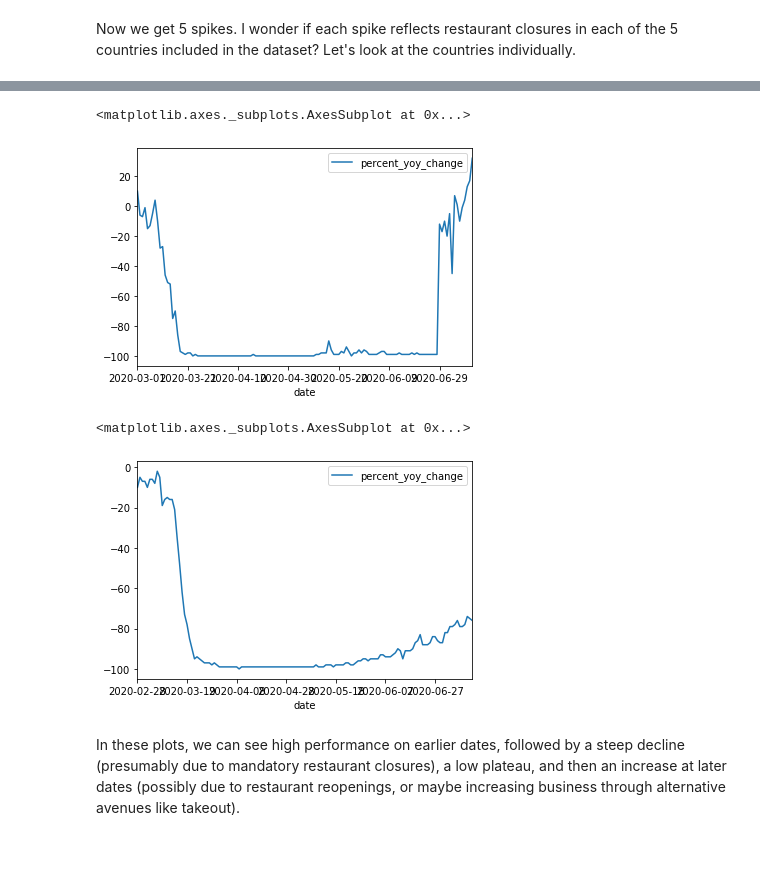
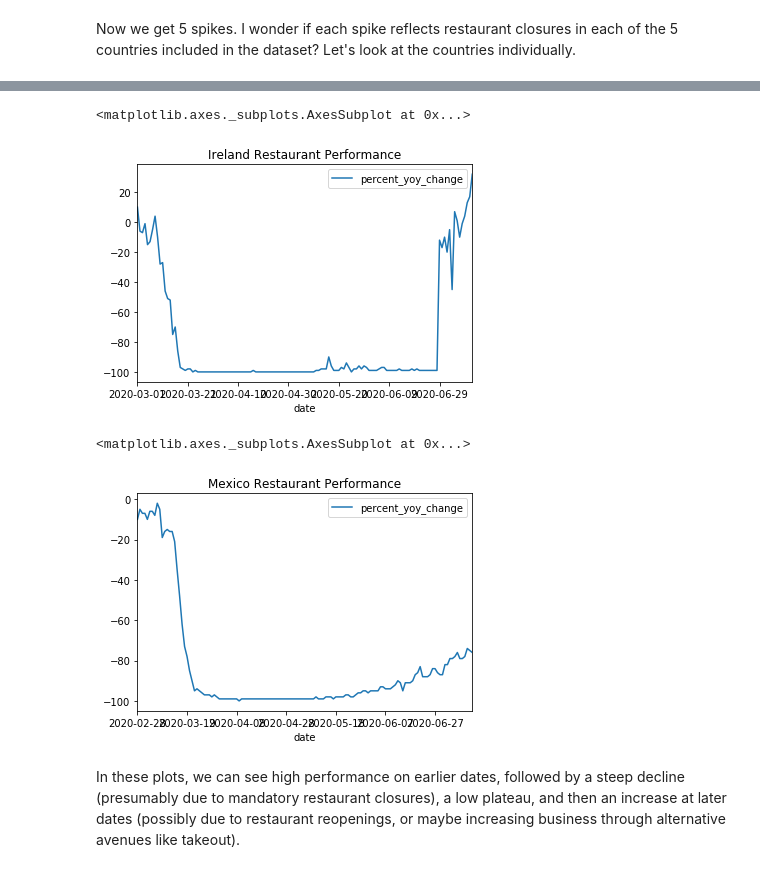
Before and after one commit to mirandaday16/covid_prevention_data_analysis, a Jupyter notebook: miranda_adkins/7-13 Data Exploration (Mobility-Restaurants).ipynb, the cells around one changed output, grey strips where cells are left out. Drawn from its saved outputs; the diff is of its cells as text; code cells hidden in the pictures.

```diff
--- a/miranda_adkins/7-13 Data Exploration (Mobility-Restaurants).ipynb
+++ b/miranda_adkins/7-13 Data Exploration (Mobility-Restaurants).ipynb
@@ -468,13 +468,13 @@ ger_df.plot("date", "percent_yoy_change")
 # %%
-ire_df.plot("date", "percent_yoy_change")
+ire_df.plot("date", "percent_yoy_change", title="Ireland Restaurant Performance")
 # %% [output]
 <matplotlib.axes._subplots.AxesSubplot at 0x...>
-[figure, old version]
+[figure, new version]
 # %%
-mex_df.plot("date", "percent_yoy_change")
+mex_df.plot("date", "percent_yoy_change", title="Mexico Restaurant Performance")
 # %% [output]
 <matplotlib.axes._subplots.AxesSubplot at 0x...>
-[figure, old version]
+[figure, new version]
 # %% [markdown]
 In these plots, we can see high performance on earlier dates, followed by a steep decline (presumably due to mandatory restaurant closures), a low plateau, and then an increase at later dates (possibly due to restaurant reopenings, or maybe increasing business through alternative avenues like takeout).
 # %%
```
Also changed, not shown: parts of 10 cells of this notebook.
